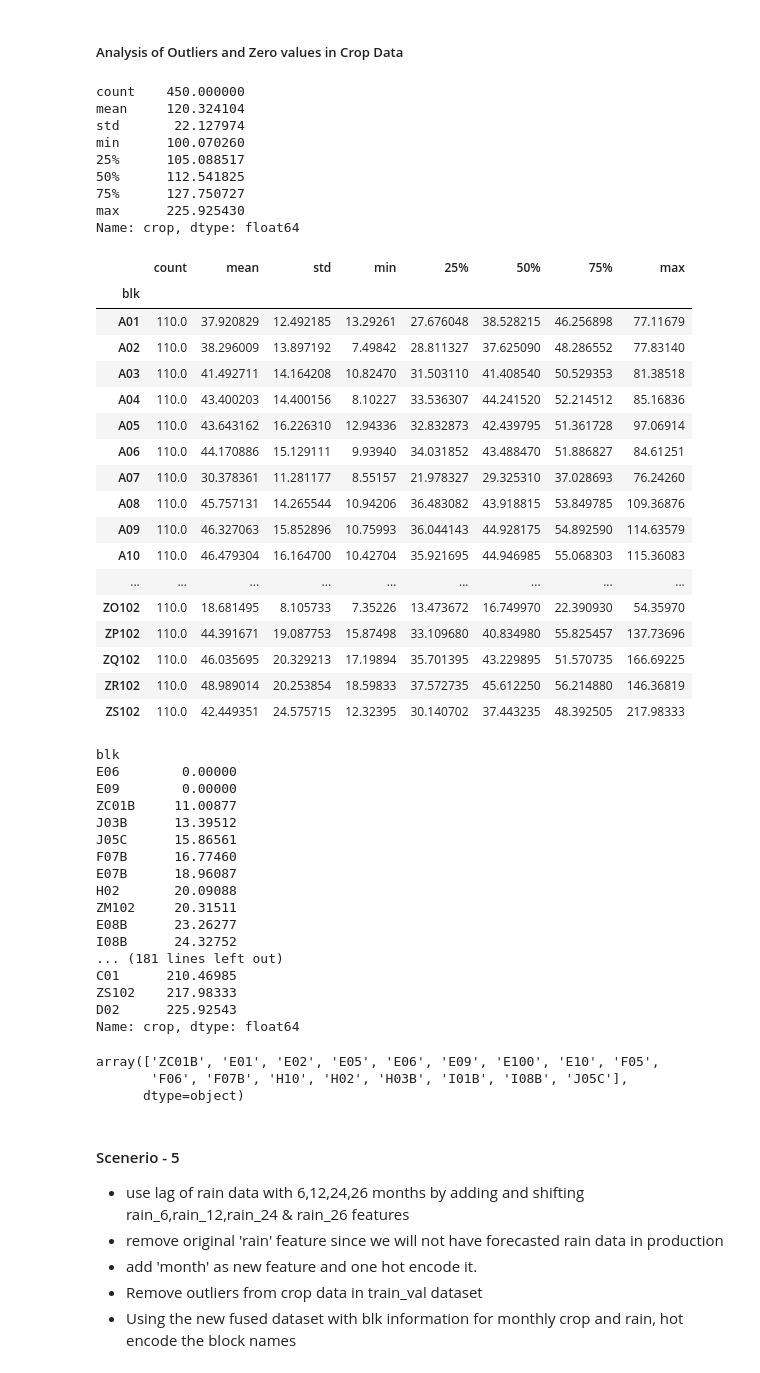
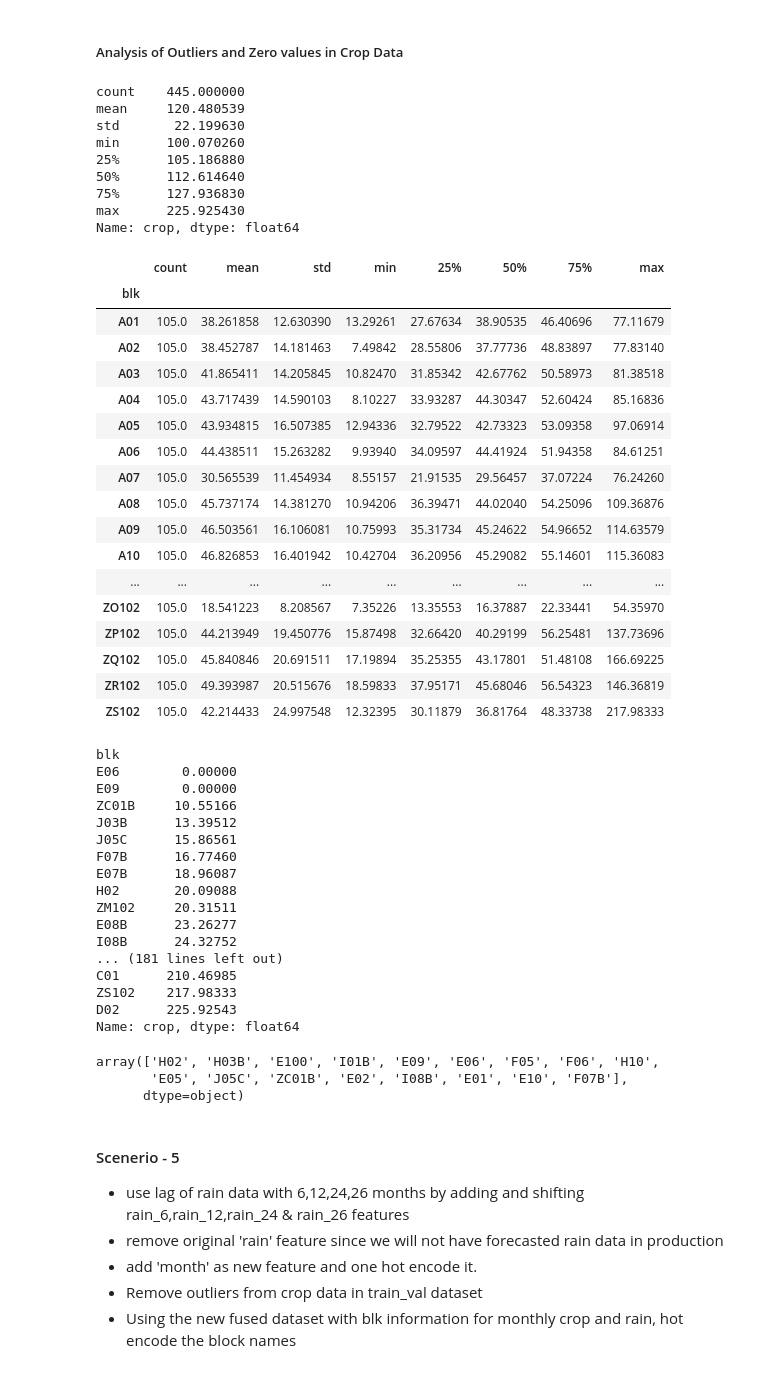
Before and after one commit to sherlocknow/Capstone_GA, a Jupyter notebook: code/palm2_modeling.ipynb, the cells around one changed output. Cells and saved outputs as stored; diff of their text form; code cells hidden in the pictures.

```diff
--- a/code/palm2_modeling.ipynb
+++ b/code/palm2_modeling.ipynb
@@ -851,46 +851,46 @@ sns.boxplot(dfi['crop'],);
 # %% [markdown]
 ##### Analysis of Outliers and Zero values  in Crop Data
 # %%
-rain_crop_m[rain_crop_m['crop'] > 100]['crop'].describe()
+dfi[dfi['crop'] > 100]['crop'].describe()
 # there are only 450 rows (out of 21450) with crop more than 150 tonnes a month.
 # %% [output]
-count    450.000000
-mean     120.324104
-std       22.127974
+count    445.000000
+mean     120.480539
+std       22.199630
 min      100.070260
-25%      105.088517
-50%      112.541825
-75%      127.750727
+25%      105.186880
+50%      112.614640
+75%      127.936830
 max      225.925430
 Name: crop, dtype: float64
 # %%
-rain_crop_m.groupby('blk')['crop'].describe()
+dfi.groupby('blk')['crop'].describe()
 # %% [output]
 |  | count | mean | std | min | 25% | 50% | 75% | max |
 | blk |  |  |  |  |  |  |  |  |
-| A01 | 110.0 | 37.920829 | 12.492185 | 13.29261 | 27.676048 | 38.528215 | 46.256898 | 77.11679 |
-| A02 | 110.0 | 38.296009 | 13.897192 | 7.49842 | 28.811327 | 37.625090 | 48.286552 | 77.83140 |
-| A03 | 110.0 | 41.492711 | 14.164208 | 10.82470 | 31.503110 | 41.408540 | 50.529353 | 81.38518 |
-| A04 | 110.0 | 43.400203 | 14.400156 | 8.10227 | 33.536307 | 44.241520 | 52.214512 | 85.16836 |
-| A05 | 110.0 | 43.643162 | 16.226310 | 12.94336 | 32.832873 | 42.439795 | 51.361728 | 97.06914 |
-| A06 | 110.0 | 44.170886 | 15.129111 | 9.93940 | 34.031852 | 43.488470 | 51.886827 | 84.61251 |
-| A07 | 110.0 | 30.378361 | 11.281177 | 8.55157 | 21.978327 | 29.325310 | 37.028693 | 76.24260 |
-| A08 | 110.0 | 45.757131 | 14.265544 | 10.94206 | 36.483082 | 43.918815 | 53.849785 | 109.36876 |
-| A09 | 110.0 | 46.327063 | 15.852896 | 10.75993 | 36.044143 | 44.928175 | 54.892590 | 114.63579 |
-| A10 | 110.0 | 46.479304 | 16.164700 | 10.42704 | 35.921695 | 44.946985 | 55.068303 | 115.36083 |
+| A01 | 105.0 | 38.261858 | 12.630390 | 13.29261 | 27.67634 | 38.90535 | 46.40696 | 77.11679 |
+| A02 | 105.0 | 38.452787 | 14.181463 | 7.49842 | 28.55806 | 37.77736 | 48.83897 | 77.83140 |
+| A03 | 105.0 | 41.865411 | 14.205845 | 10.82470 | 31.85342 | 42.67762 | 50.58973 | 81.38518 |
+| A04 | 105.0 | 43.717439 | 14.590103 | 8.10227 | 33.93287 | 44.30347 | 52.60424 | 85.16836 |
+| A05 | 105.0 | 43.934815 | 16.507385 | 12.94336 | 32.79522 | 42.73323 | 53.09358 | 97.06914 |
+| A06 | 105.0 | 44.438511 | 15.263282 | 9.93940 | 34.09597 | 44.41924 | 51.94358 | 84.61251 |
+| A07 | 105.0 | 30.565539 | 11.454934 | 8.55157 | 21.91535 | 29.56457 | 37.07224 | 76.24260 |
+| A08 | 105.0 | 45.737174 | 14.381270 | 10.94206 | 36.39471 | 44.02040 | 54.25096 | 109.36876 |
+| A09 | 105.0 | 46.503561 | 16.106081 | 10.75993 | 35.31734 | 45.24622 | 54.96652 | 114.63579 |
+| A10 | 105.0 | 46.826853 | 16.401942 | 10.42704 | 36.20956 | 45.29082 | 55.14601 | 115.36083 |
 | ... | ... | ... | ... | ... | ... | ... | ... | ... |
-| ZO102 | 110.0 | 18.681495 | 8.105733 | 7.35226 | 13.473672 | 16.749970 | 22.390930 | 54.35970 |
-| ZP102 | 110.0 | 44.391671 | 19.087753 | 15.87498 | 33.109680 | 40.834980 | 55.825457 | 137.73696 |
-| ZQ102 | 110.0 | 46.035695 | 20.329213 | 17.19894 | 35.701395 | 43.229895 | 51.570735 | 166.69225 |
-| ZR102 | 110.0 | 48.989014 | 20.253854 | 18.59833 | 37.572735 | 45.612250 | 56.214880 | 146.36819 |
-| ZS102 | 110.0 | 42.449351 | 24.575715 | 12.32395 | 30.140702 | 37.443235 | 48.392505 | 217.98333 |
+| ZO102 | 105.0 | 18.541223 | 8.208567 | 7.35226 | 13.35553 | 16.37887 | 22.33441 | 54.35970 |
+| ZP102 | 105.0 | 44.213949 | 19.450776 | 15.87498 | 32.66420 | 40.29199 | 56.25481 | 137.73696 |
+| ZQ102 | 105.0 | 45.840846 | 20.691511 | 17.19894 | 35.25355 | 43.17801 | 51.48108 | 166.69225 |
+| ZR102 | 105.0 | 49.393987 | 20.515676 | 18.59833 | 37.95171 | 45.68046 | 56.54323 | 146.36819 |
+| ZS102 | 105.0 | 42.214433 | 24.997548 | 12.32395 | 30.11879 | 36.81764 | 48.33738 | 217.98333 |
 # %%
-rain_crop_m.groupby('blk')['crop'].max().sort_values()
+dfi.groupby('blk')['crop'].max().sort_values()
 # %% [output]
 blk
 E06        0.00000
 E09        0.00000
-ZC01B     11.00877
+ZC01B     10.55166
 J03B      13.39512
 J05C      15.86561
 F07B      16.77460
@@ -905,10 +905,10 @@ ZS102    217.98333
 D02      225.92543
 Name: crop, dtype: float64
 # %%
-rain_crop_m[rain_crop_m['crop'] == 0]['blk'].unique()
+dfi[dfi['crop'] == 0]['blk'].unique()
 # %% [output]
-array(['ZC01B', 'E01', 'E02', 'E05', 'E06', 'E09', 'E100', 'E10', 'F05',
-       'F06', 'F07B', 'H10', 'H02', 'H03B', 'I01B', 'I08B', 'J05C'],
+array(['H02', 'H03B', 'E100', 'I01B', 'E09', 'E06', 'F05', 'F06', 'H10',
+       'E05', 'J05C', 'ZC01B', 'E02', 'I08B', 'E01', 'E10', 'F07B'],
       dtype=object)
 # %% [markdown]
 #### Scenerio - 5
```
Also changed, not shown: parts of 39 cells of this notebook, 5 other files.
